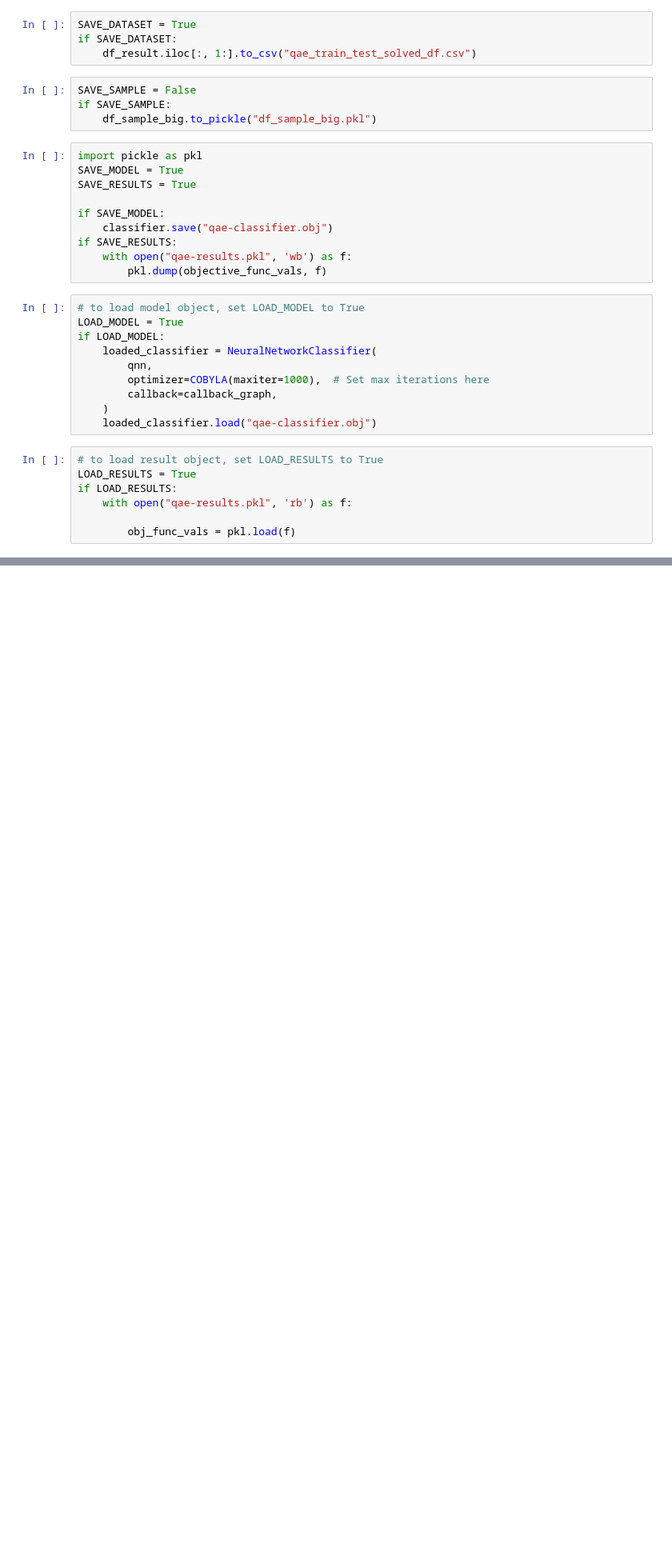
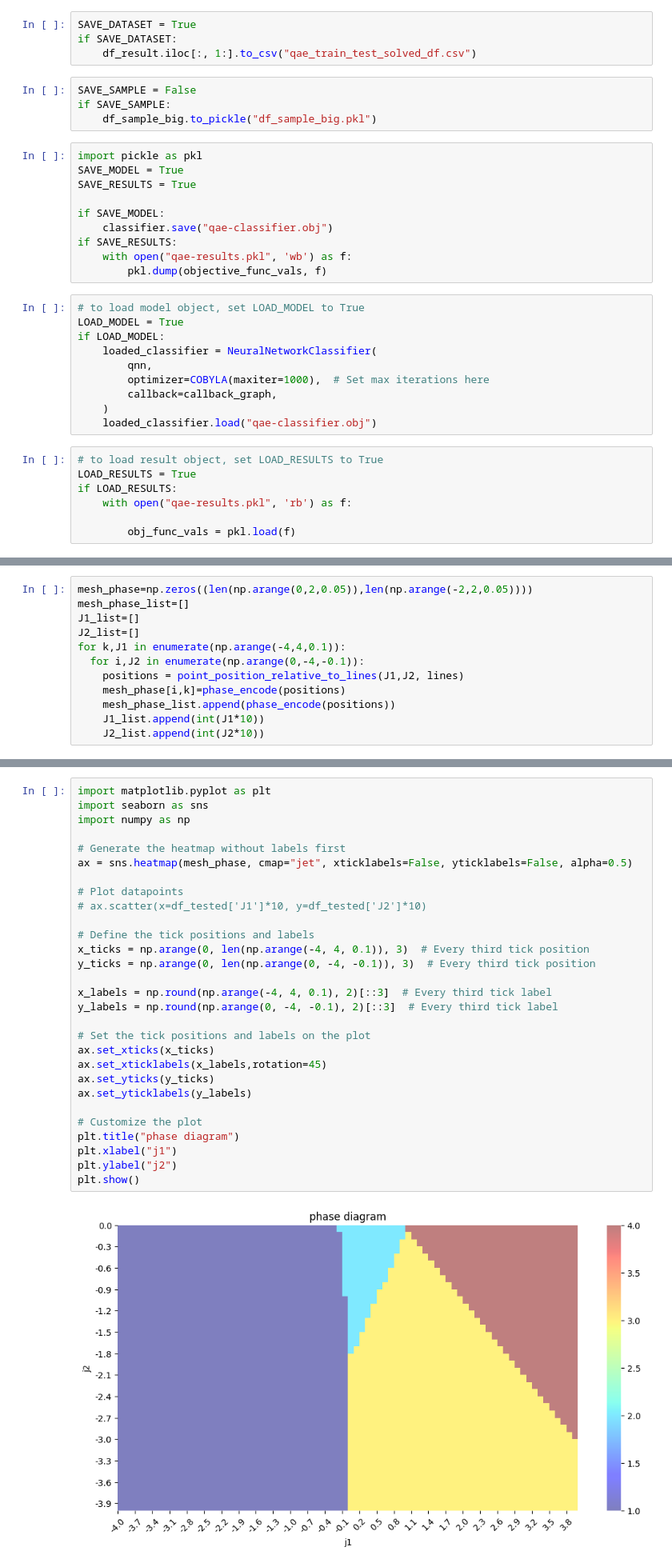
Before and after one commit to myrimur/qml-2024, a Jupyter notebook: qae.ipynb, the cells around one changed output, grey strips where cells are left out. Shown at 80% size. Drawn from its saved outputs; the diff is of its cells as text; blank space fills up the shorter version.

```diff
--- a/qae.ipynb
+++ b/qae.ipynb
@@ -294,0 +387,12 @@ if LOAD_RESULTS:
+# %%
+mesh_phase=np.zeros((len(np.arange(0,2,0.05)),len(np.arange(-2,2,0.05))))
+mesh_phase_list=[]
+J1_list=[]
+J2_list=[]
+for k,J1 in enumerate(np.arange(-4,4,0.1)):
+  for i,J2 in enumerate(np.arange(0,-4,-0.1)):
+    positions = point_position_relative_to_lines(J1,J2, lines)
+    mesh_phase[i,k]=phase_encode(positions)
+    mesh_phase_list.append(phase_encode(positions))
+    J1_list.append(int(J1*10))
+    J2_list.append(int(J2*10))
@@ -294,0 +422,31 @@ if LOAD_RESULTS:
+# %%
+import matplotlib.pyplot as plt
+import seaborn as sns
+import numpy as np
+
+# Generate the heatmap without labels first
+ax = sns.heatmap(mesh_phase, cmap="jet", xticklabels=False, yticklabels=False, alpha=0.5)
+
+# Plot datapoints
+# ax.scatter(x=df_tested['J1']*10, y=df_tested['J2']*10)
+
+# Define the tick positions and labels
+x_ticks = np.arange(0, len(np.arange(-4, 4, 0.1)), 3)  # Every third tick position
+y_ticks = np.arange(0, len(np.arange(0, -4, -0.1)), 3)  # Every third tick position
+
+x_labels = np.round(np.arange(-4, 4, 0.1), 2)[::3]  # Every third tick label
+y_labels = np.round(np.arange(0, -4, -0.1), 2)[::3]  # Every third tick label
+
+# Set the tick positions and labels on the plot
+ax.set_xticks(x_ticks)
+ax.set_xticklabels(x_labels,rotation=45)
+ax.set_yticks(y_ticks)
+ax.set_yticklabels(y_labels)
+
+# Customize the plot
+plt.title("phase diagram")
+plt.xlabel("j1")
+plt.ylabel("j2")
+plt.show()
+# %% [output]
+[figure, added]
```
Also changed, not shown: parts of 10 cells of this notebook.
